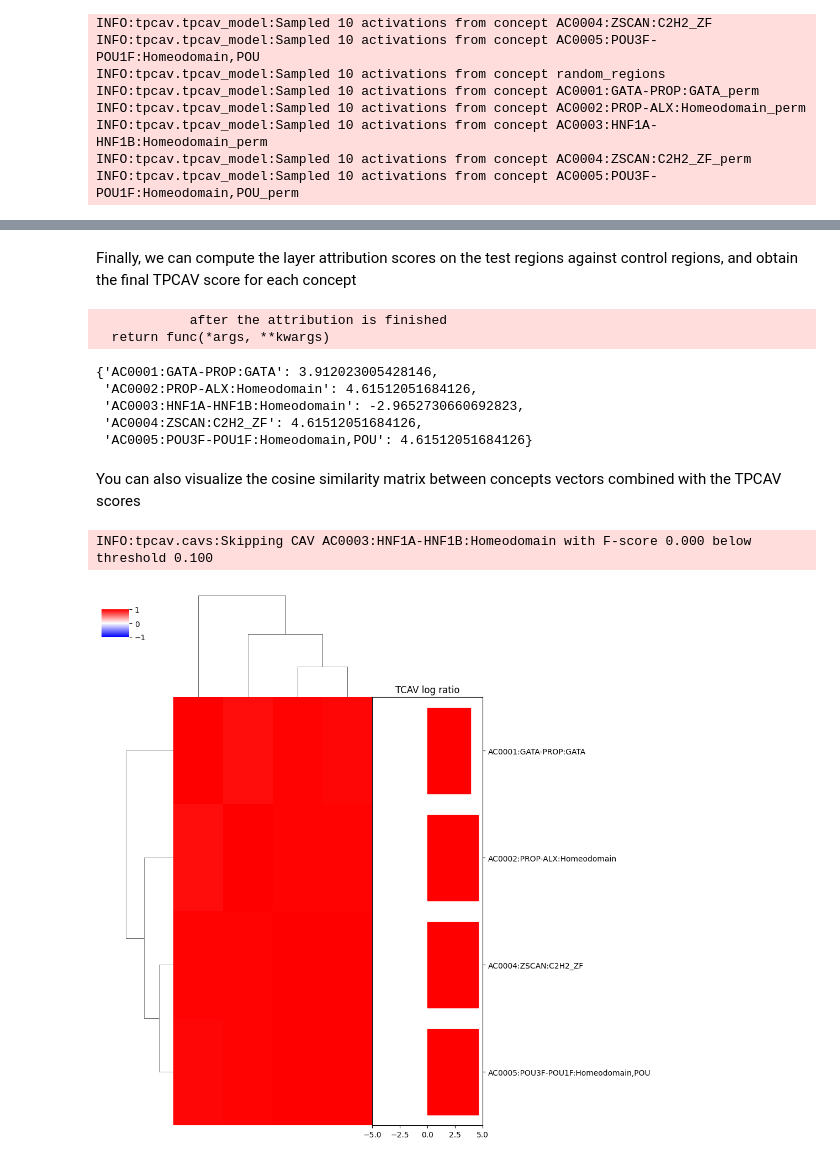
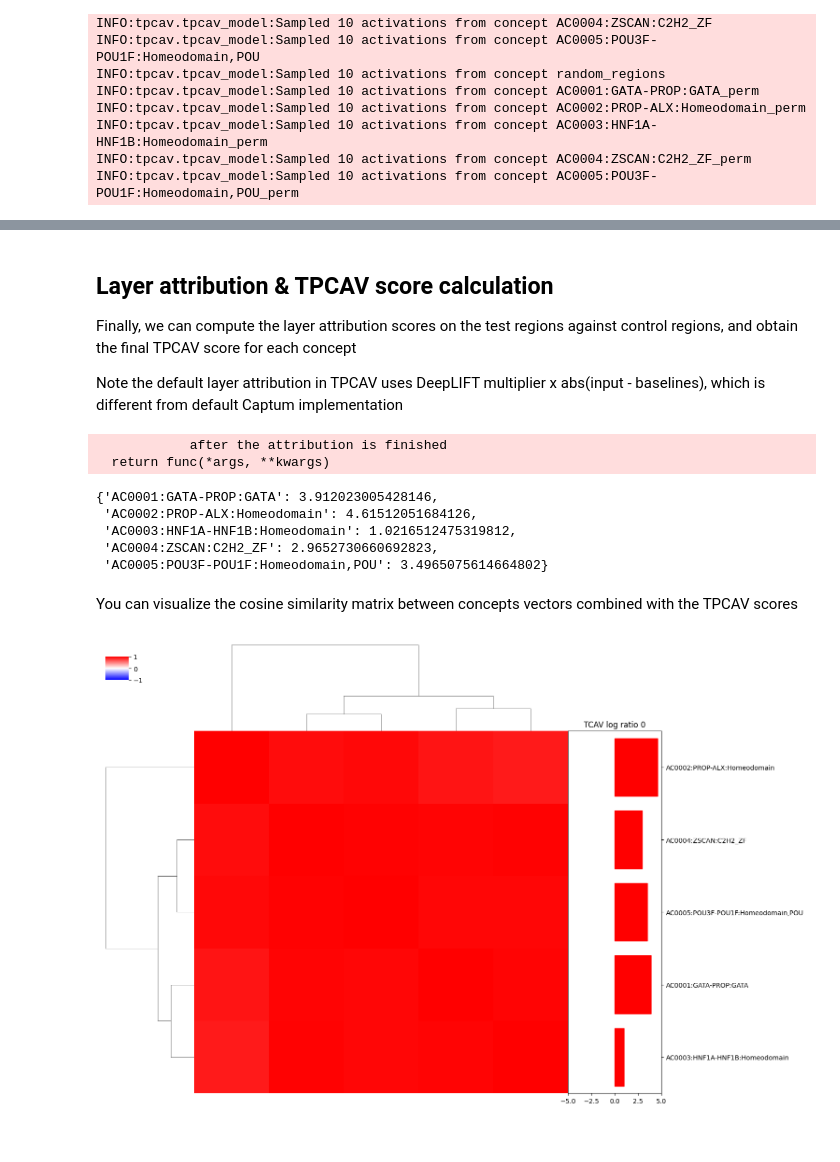
Before and after one commit to seqcode/TPCAV, a Jupyter notebook: examples/tpcav_detailed_usage.ipynb, the cells around one changed output, grey strips where cells are left out. Saved outputs shown, nothing was run; the diff lists cells and outputs as text; code cells hidden in the pictures.

```diff
--- a/examples/tpcav_detailed_usage.ipynb
+++ b/examples/tpcav_detailed_usage.ipynb
@@ -218,5 +219,9 @@ cav_trainer.cav_weights
 # %% [markdown]
+## Layer attribution & TPCAV score calculation
+
 Finally, we can compute the layer attribution scores on the test regions against control regions, and obtain the final TPCAV score for each concept
+
+Note the default layer attribution in TPCAV uses DeepLIFT multiplier x abs(input - baselines), which is different from default Captum implementation
 # %%
 # create input regions and baseline regions for attribution
 random_regions_1 = helper.random_regions_dataframe(
@@ -238,7 +243,7 @@ def pack_data_iters(df):
 # compute layer attributions given the iterators of testing regions and control regions
 attributions = tpcav_model.layer_attributions(
     pack_data_iters(random_regions_1), pack_data_iters(random_regions_2)
-)["attributions"]
+)
 # compute TPCAV scores for the concept
 cav_trainer.tpcav_score_all_concepts_log_ratio(attributions)
 # %% [output]
@@ -246,13 +251,12 @@ cav_trainer.tpcav_score_all_concepts_log_ratio(attributions)
   return func(*args, **kwargs)
 {'AC0001:GATA-PROP:GATA': 3.912023005428146,
  'AC0002:PROP-ALX:Homeodomain': 4.61512051684126,
- 'AC0003:HNF1A-HNF1B:Homeodomain': -2.9652730660692823,
- 'AC0004:ZSCAN:C2H2_ZF': 4.61512051684126,
- 'AC0005:POU3F-POU1F:Homeodomain,POU': 4.61512051684126}
+ 'AC0003:HNF1A-HNF1B:Homeodomain': 1.0216512475319812,
+ 'AC0004:ZSCAN:C2H2_ZF': 2.9652730660692823,
+ 'AC0005:POU3F-POU1F:Homeodomain,POU': 3.4965075614664802}
 # %% [markdown]
-You can also visualize the cosine similarity matrix between concepts vectors combined with the TPCAV scores
+You can visualize the cosine similarity matrix between concepts vectors combined with the TPCAV scores
 # %%
-cav_trainer.plot_cavs_similaritiy_heatmap(attributions, fscore_thresh=0.1)
+cav_trainer.plot_cavs_similaritiy_heatmap(attributions, fscore_thresh=0.0)
 # %% [output]
-INFO:tpcav.cavs:Skipping CAV AC0003:HNF1A-HNF1B:Homeodomain with F-score 0.000 below threshold 0.100
-[figure, old version]
+[figure, new version]
```
Also changed, not shown: parts of 12 cells of this notebook.
